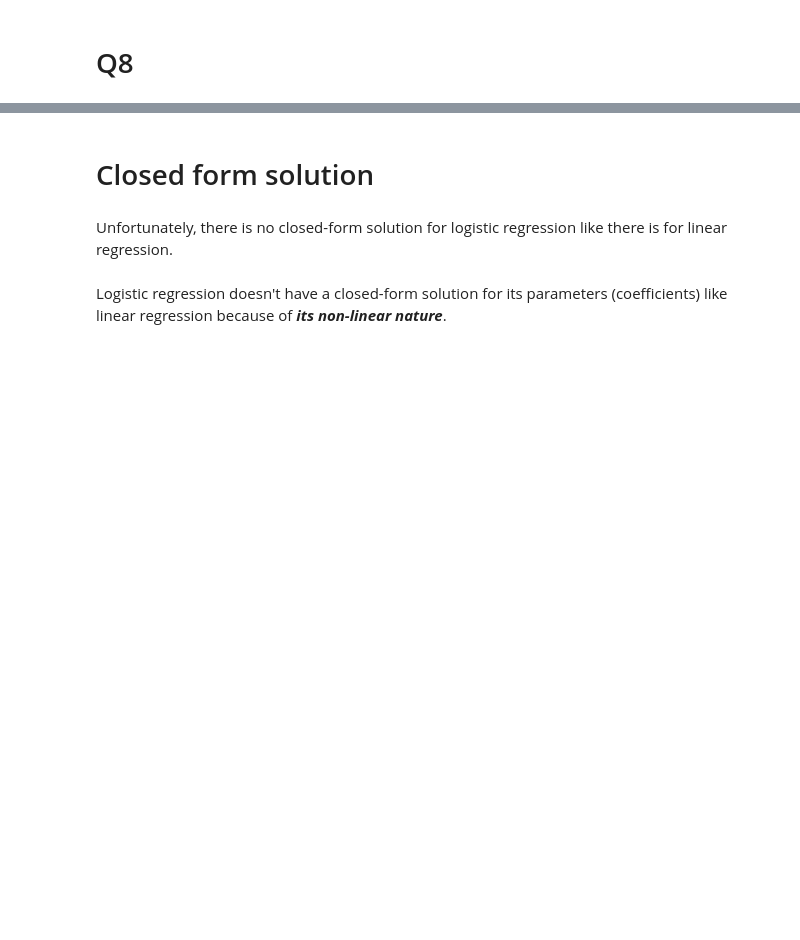
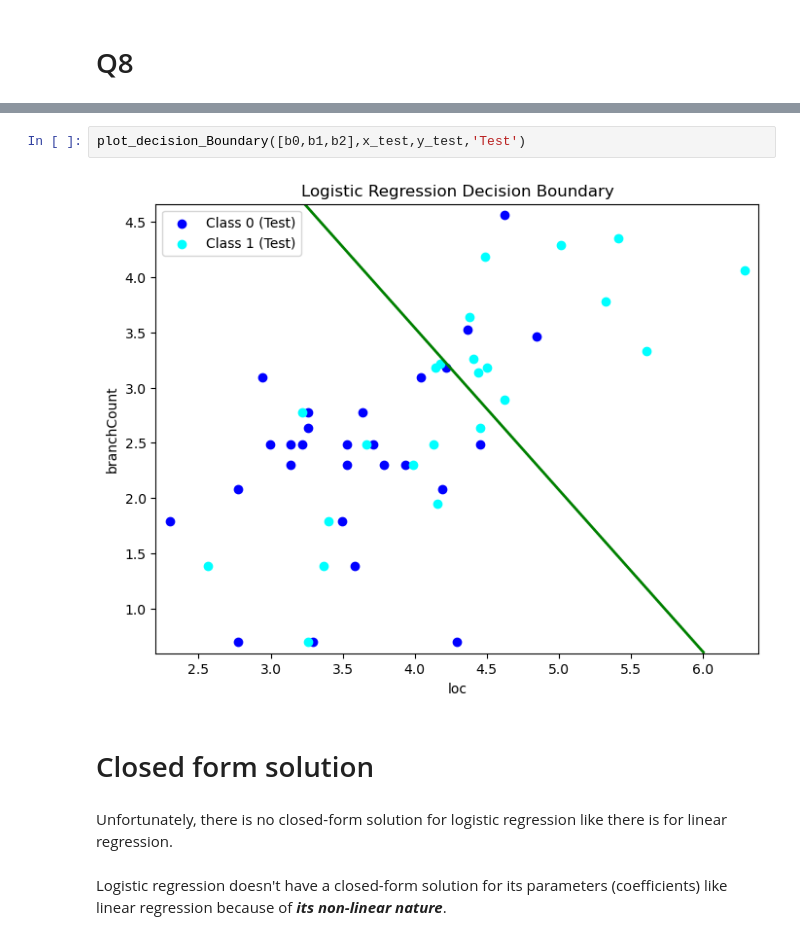
Before and after one commit to itsatefe/Pattern-Recognition, a Jupyter notebook: HW1/Logistic_regression/Logistic.ipynb, the cells around one changed output, grey strips where cells are left out. Cells and saved outputs as stored; diff of their text form; blank space fills up the shorter version.

```diff
--- a/HW1/Logistic_regression/Logistic.ipynb
+++ b/HW1/Logistic_regression/Logistic.ipynb
@@ -546,3 +619,7 @@ plt.show()
+# %%
+plot_decision_Boundary([b0,b1,b2],x_test,y_test,'Test')
+# %% [output]
+[figure, added]
 # %% [markdown]
 # Closed form solution
 # %% [markdown]
```
Also changed, not shown: parts of 16 cells of this notebook, 2 other files.
